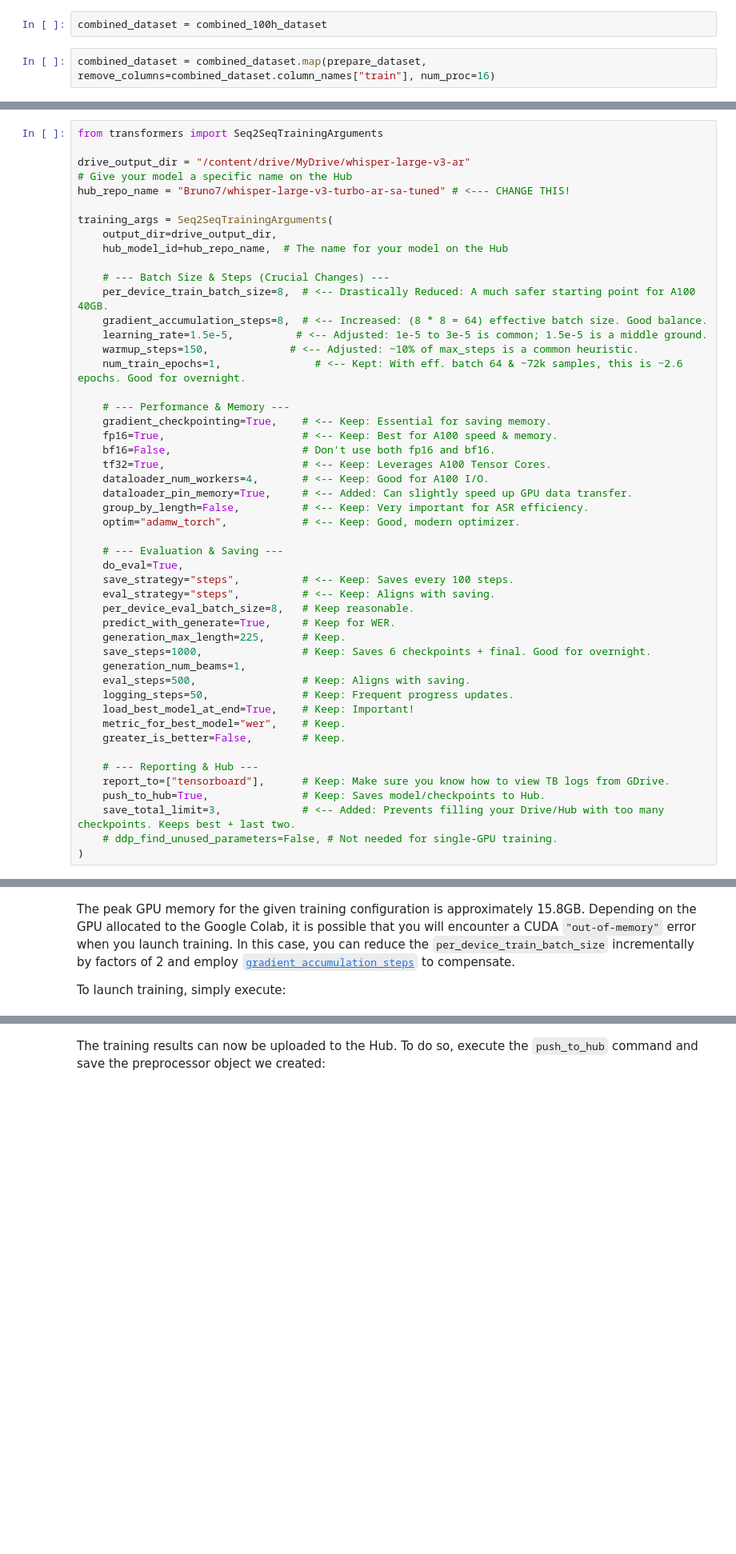
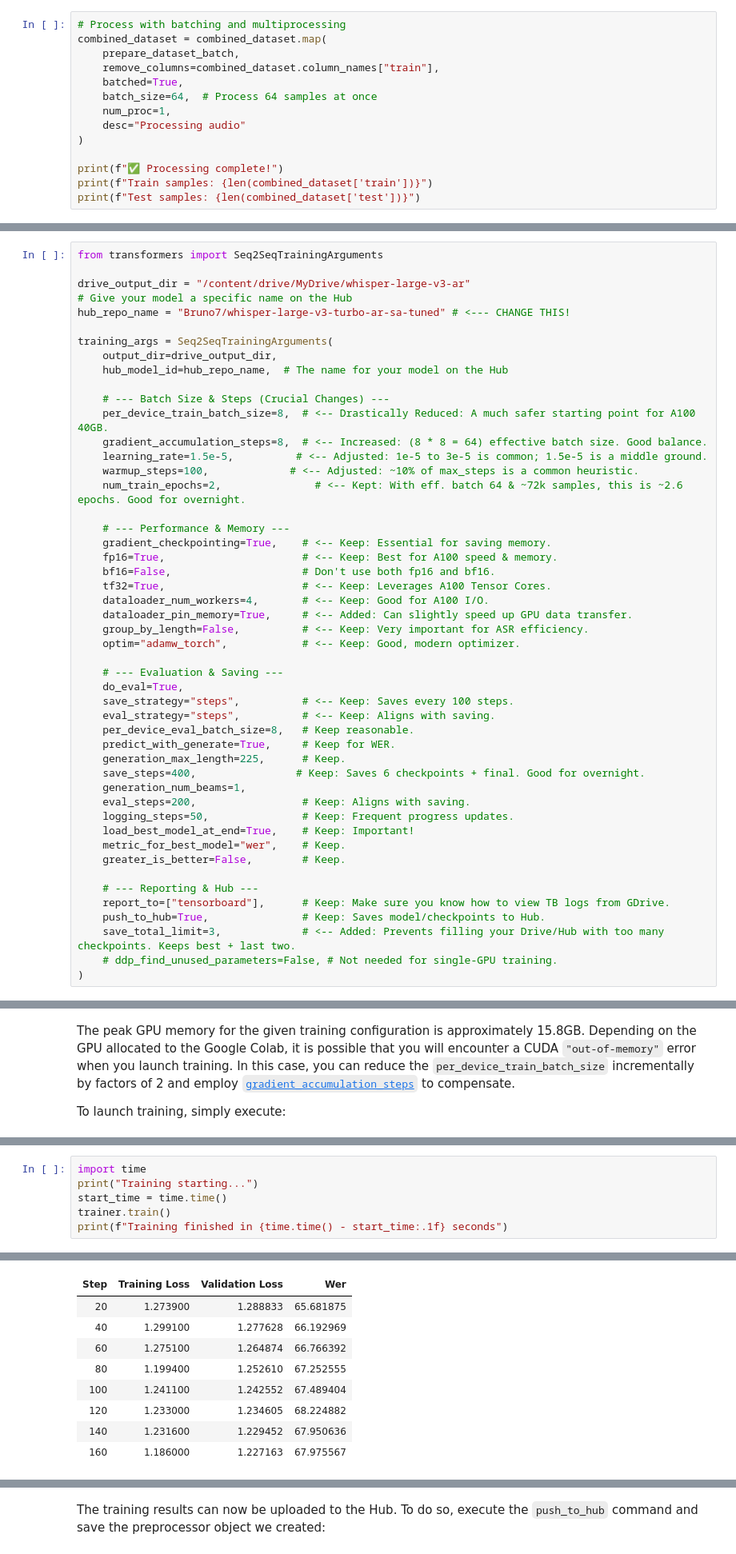
Before and after one commit to BrunoSader/WhisperTraining, a Jupyter notebook: fine_tune_whisper.ipynb, the cells around one changed output, grey strips where cells are left out. Shown at 80% size. Cells and saved outputs as stored; diff of their text form; blank space fills up the shorter version.

```diff
--- a/fine_tune_whisper.ipynb
+++ b/fine_tune_whisper.ipynb
@@ -404,9 +511,19 @@ def prepare_dataset(batch):
 # %% [markdown]
 We can apply the data preparation function to all of our training examples using dataset's `.map` method. The argument `num_proc` specifies how many CPU cores to use. Setting `num_proc` > 1 will enable multiprocessing. If the `.map` method hangs with multiprocessing, set `num_proc=1` and process the dataset sequentially.
-# %%
-combined_dataset = combined_100h_dataset
-# %%
-combined_dataset = combined_dataset.map(prepare_dataset, remove_columns=combined_dataset.column_names["train"], num_proc=16)
+# %%
+# Process with batching and multiprocessing
+combined_dataset = combined_dataset.map(
+    prepare_dataset_batch,
+    remove_columns=combined_dataset.column_names["train"],
+    batched=True,
+    batch_size=64,  # Process 64 samples at once
+    num_proc=1,
+    desc="Processing audio"
+)
+
+print(f"✅ Processing complete!")
+print(f"Train samples: {len(combined_dataset['train'])}")
+print(f"Test samples: {len(combined_dataset['test'])}")
 # %% [markdown]
 ## Training and Evaluation
 # %% [markdown]
@@ -616,8 +732,8 @@ training_args = Seq2SeqTrainingArguments(
     per_device_train_batch_size=8,  # <-- Drastically Reduced: A much safer starting point for A100 40GB.
     gradient_accumulation_steps=8,  # <-- Increased: (8 * 8 = 64) effective batch size. Good balance.
     learning_rate=1.5e-5,          # <-- Adjusted: 1e-5 to 3e-5 is common; 1.5e-5 is a middle ground.
-    warmup_steps=150,             # <-- Adjusted: ~10% of max_steps is a common heuristic.
-    num_train_epochs=1,               # <-- Kept: With eff. batch 64 & ~72k samples, this is ~2.6 epochs. Good for overnight.
+    warmup_steps=100,             # <-- Adjusted: ~10% of max_steps is a common heuristic.
+    num_train_epochs=2,               # <-- Kept: With eff. batch 64 & ~72k samples, this is ~2.6 epochs. Good for overnight.
 
     # --- Performance & Memory ---
     gradient_checkpointing=True,    # <-- Keep: Essential for saving memory.
@@ -636,9 +752,9 @@ training_args = Seq2SeqTrainingArguments(
     per_device_eval_batch_size=8,   # Keep reasonable.
     predict_with_generate=True,     # Keep for WER.
     generation_max_length=225,      # Keep.
-    save_steps=1000,                # Keep: Saves 6 checkpoints + final. Good for overnight.
+    save_steps=400,                # Keep: Saves 6 checkpoints + final. Good for overnight.
     generation_num_beams=1,
-    eval_steps=500,                 # Keep: Aligns with saving.
+    eval_steps=200,                 # Keep: Aligns with saving.
     logging_steps=50,               # Keep: Frequent progress updates.
     load_best_model_at_end=True,    # Keep: Important!
     metric_for_best_model="wer",    # Keep.
@@ -707,0 +820,7 @@ RuntimeError: element 0 of tensors does not require grad and does not have a gra
+# %%
+import time
+print("Training starting...")
+start_time = time.time()
+trainer.train()
+print(f"Training finished in {time.time() - start_time:.1f} seconds")
+# %% [output]
@@ -707,0 +829,9 @@ RuntimeError: element 0 of tensors does not require grad and does not have a gra
+| Step | Training Loss | Validation Loss | Wer |
+| 20 | 1.273900 | 1.288833 | 65.681875 |
+| 40 | 1.299100 | 1.277628 | 66.192969 |
+| 60 | 1.275100 | 1.264874 | 66.766392 |
+| 80 | 1.199400 | 1.252610 | 67.252555 |
+| 100 | 1.241100 | 1.242552 | 67.489404 |
+| 120 | 1.233000 | 1.234605 | 68.224882 |
+| 140 | 1.231600 | 1.229452 | 67.950636 |
+| 160 | 1.186000 | 1.227163 | 67.975567 |
```
Also changed, not shown: parts of 10 cells of this notebook.
